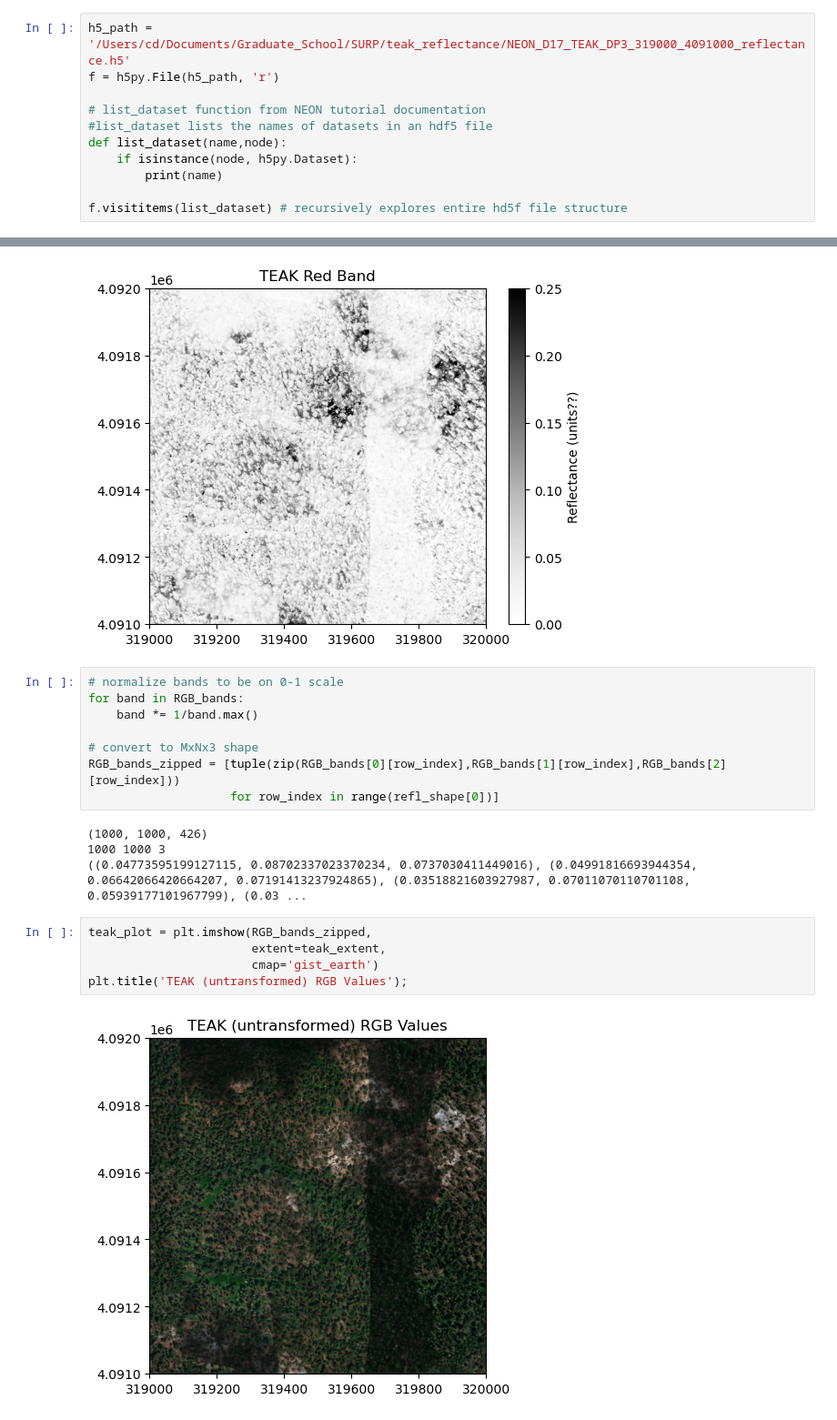
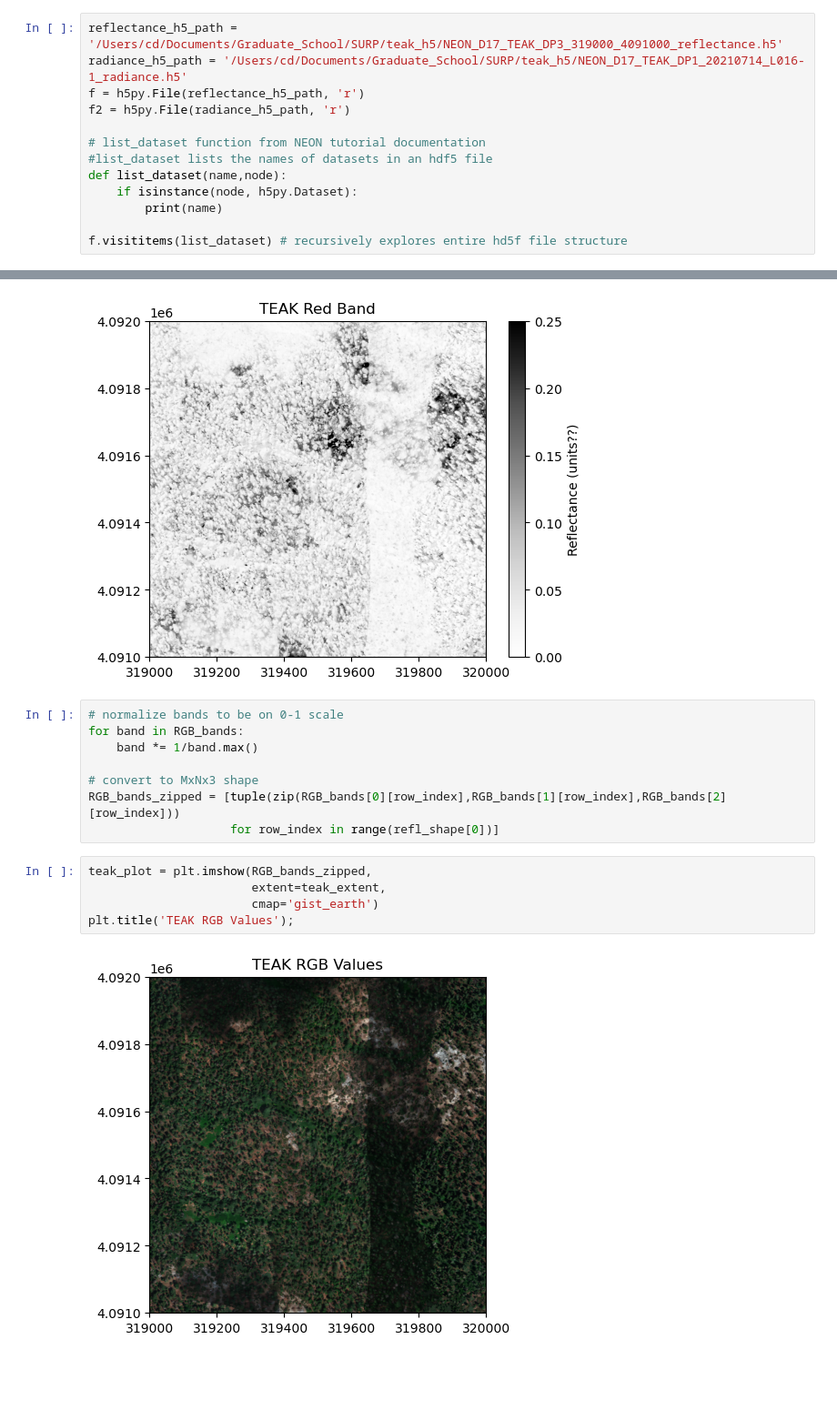
Before and after one commit to cderanek/SURP_practice, a Jupyter notebook: practice_SURP.ipynb, the cells around one changed output, grey strips where cells are left out. Shown at 91% size. Saved outputs shown, nothing was run; the diff lists cells and outputs as text; blank space fills up the shorter version.

```diff
--- a/practice_SURP.ipynb
+++ b/practice_SURP.ipynb
@@ -194,8 +197,10 @@ all_teak_h5_urls[:3] # just list a few URLs
 ##### TODO
 Next steps will be to explore the neonUtilities package for automatically downloading a set of h5 files. Once I have that figured out, I'll created a new regular .py file that can take in sites and a path to save to for automatically downloading/organizing a set of h5 files. At that point, I will experiment with the hoffman2 cluster, too because the downloading of files has been pretty slow.
 # %%
-h5_path = '/Users/cd/Documents/Graduate_School/SURP/teak_reflectance/NEON_D17_TEAK_DP3_319000_4091000_reflectance.h5'
-f = h5py.File(h5_path, 'r')
+reflectance_h5_path = '/Users/cd/Documents/Graduate_School/SURP/teak_h5/NEON_D17_TEAK_DP3_319000_4091000_reflectance.h5'
+radiance_h5_path = '/Users/cd/Documents/Graduate_School/SURP/teak_h5/NEON_D17_TEAK_DP1_20210714_L016-1_radiance.h5'
+f = h5py.File(reflectance_h5_path, 'r')
+f2 = h5py.File(radiance_h5_path, 'r')
 
 # list_dataset function from NEON tutorial documentation
 #list_dataset lists the names of datasets in an hdf5 file
@@ -397,15 +402,11 @@ for band in RGB_bands:
 # convert to MxNx3 shape
 RGB_bands_zipped = [tuple(zip(RGB_bands[0][row_index],RGB_bands[1][row_index],RGB_bands[2][row_index]))
                     for row_index in range(refl_shape[0])]
-# %% [output]
-(1000, 1000, 426)
-1000 1000 3
-((0.04773595199127115, 0.08702337023370234, 0.0737030411449016), (0.04991816693944354, 0.06642066420664207, 0.07191413237924865), (0.03518821603927987, 0.07011070110701108, 0.05939177101967799), (0.03 ...
-# %%
-teak_plot = plt.imshow(RGB_bands_zipped,
-                       extent=teak_extent,
-                       cmap='gist_earth')
-plt.title('TEAK (untransformed) RGB Values');
-# %% [output]
-[figure, removed]
+# %%
+teak_plot = plt.imshow(RGB_bands_zipped,
+                       extent=teak_extent,
+                       cmap='gist_earth')
+plt.title('TEAK RGB Values');
+# %% [output]
+[figure, added]
 # %% [markdown]
```
Also changed, not shown: parts of 11 cells of this notebook.
